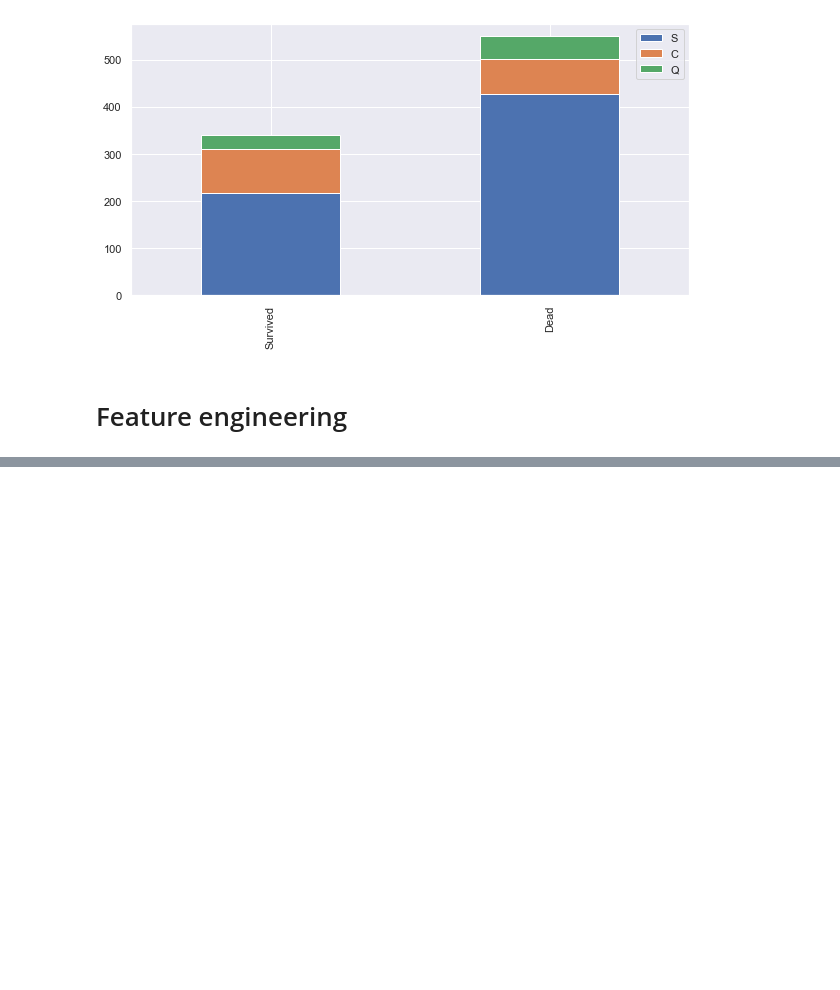
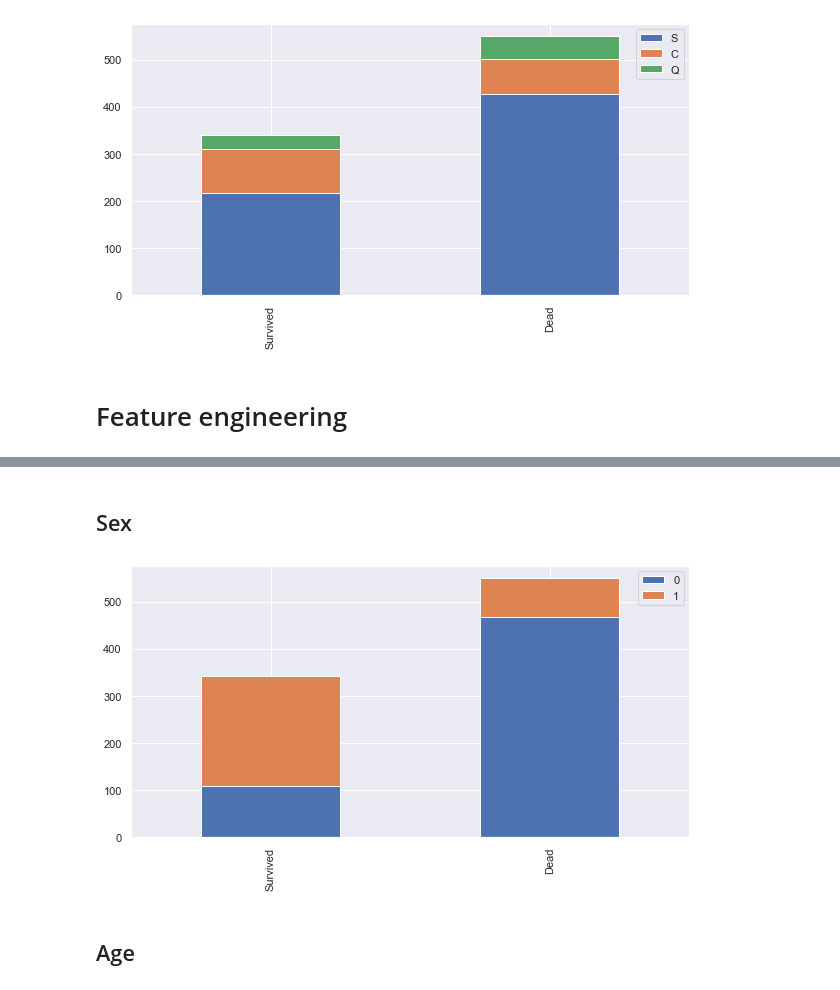
Before and after one commit to kamzzang/Kaggle, a Jupyter notebook: Titanic/[Kaggle]Titanic_1.ipynb, the cells around one changed output, grey strips where cells are left out. Cells and saved outputs as stored; diff of their text form; code cells hidden in the pictures; blank space fills up the shorter version.

```diff
--- a/Titanic/[Kaggle]Titanic_1.ipynb
+++ b/Titanic/[Kaggle]Titanic_1.ipynb
@@ -168,0 +250,2 @@ bar_chart('Embarked')
+# %% [markdown]
+## Sex
@@ -168,0 +257,6 @@ bar_chart('Embarked')
+# %%
+bar_chart('Sex')
+# %% [output]
+[figure, added]
+# %% [markdown]
+## Age
```
Also changed, not shown: parts of 64 cells of this notebook, 2 other files.
